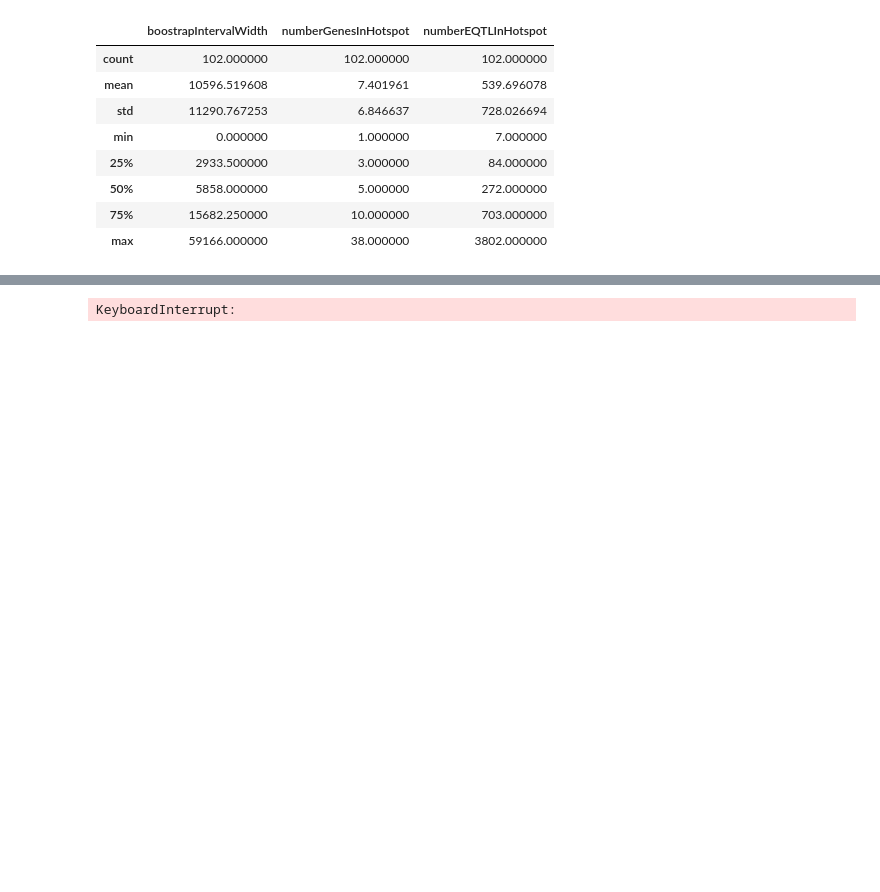
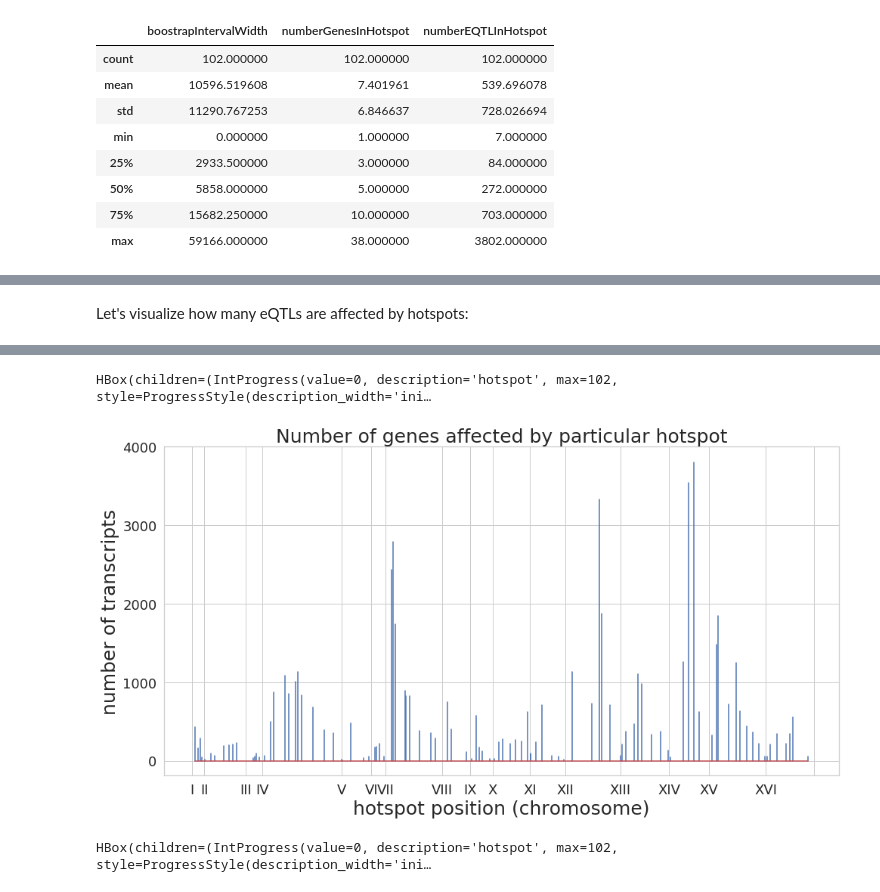
Before and after one commit to ivanov-v-v/PPINs-QTLs-Joint-Analysis, a Jupyter notebook: notebooks/hotspot_analysis.ipynb, the cells around one changed output, grey strips where cells are left out. Drawn from its saved outputs; the diff is of its cells as text; code cells hidden in the pictures; blank space fills up the shorter version.

```diff
--- a/notebooks/hotspot_analysis.ipynb
+++ b/notebooks/hotspot_analysis.ipynb
@@ -314 +321,3 @@ qtls_df["eQTLs_2018"]["A&B"].tail()
+# %% [markdown]
+Let's visualize how many eQTLs are affected by hotspots:
 # %%
@@ -321,33 +331,27 @@ def marker_to_coord(marker):
 qtls_df["eQTLs_2018"]["A&B"]["CI.lpos"] = qtls_df["eQTLs_2018"]["A&B"]["CI.l"].apply(marker_to_coord)
 qtls_df["eQTLs_2018"]["A&B"]["CI.rpos"] = qtls_df["eQTLs_2018"]["A&B"]["CI.r"].apply(marker_to_coord)
 # %%
-simulation_results = []
+# plot the distribution of the number of genes affected by hotspots
 interactome = "physical"
 df = qtls_df["eQTLs_2018"]["A&B"]
 pts = []
+
 for l, r in tqdm_notebook(hotspot_intervals, "hotspot"):
     hotspot_qtls_df = df[df["CI.rpos"].apply(lambda x: min(x, r))
                          - df["CI.lpos"].apply(lambda x: max(x, l)) >= 0]
     if hotspot_qtls_df.shape[0] == 0:
-        simulation_results.append([])
+        simulation_results.append([np.nan, np.nan])
         continue
     pts.append([(l + r) / 2, hotspot_qtls_df.shape[0]])
-    rptest = qtls.RandomizedInteractomeTest(
-        type2interactome["physical"],
-        "physical",
-        hotspot_qtls_df,
-        np.atleast_1d(1.),
-        "data/raw/randomized_interactome_copies/",
-        max_iter=128,
-        n_jobs=1
-    )
-    simulation_results.append(rptest.map_reduce())
-    print(simulation_results.append[-1])
 
 pts = sorted(pts, key=lambda p:p[0])
 pts = np.vstack(pts)
 plt.figure(figsize=(16,8))
-plt.stem(pts[:, 0], pts[:, 1]);
-plt.yticks([0, 1000, 2000, 3000, 4000])
+plt.title("Number of genes affected by particular hotspot", fontsize=25);
+plt.stem(pts[:, 0], pts[:, 1], markerfmt=" ");
+plt.yticks([0, 1000, 2000, 3000, 4000]);
+plt.ylabel("number of transcripts", fontsize=25);
 plt.xticks(chromosome_endpoints, [util.as_roman(n) for n in range(1, 17)]);
+plt.xlabel("hotspot position (chromosome)", fontsize=25);
+plt.tick_params(labelsize=18);
 # %% [output]
@@ -355 +358,24 @@ plt.xticks(chromosome_endpoints, [util.as_roman(n) for n in range(1, 17)]);
-KeyboardInterrupt:
+HBox(children=(IntProgress(value=0, description='hotspot', max=102, style=ProgressStyle(description_width='ini…
+[figure, added]
+# %%
+# run the "randomized interactome test" on each hostpot
+def hotspot_handler(hotspot_interval):
+    l, r = hotspot_interval
+    rptest = qtls.RandomizedInteractomeTest(
+        type2interactome["physical"],
+        "physical",
+        df[df["CI.rpos"].apply(lambda x: min(x, r))
+           - df["CI.lpos"].apply(lambda x: max(x, l)) >= 0],
+        np.atleast_1d(1.),
+        "data/raw/randomized_interactome_copies/",
+        max_iter=1024,
+        n_jobs=1
+    )
+    return rptest.map_reduce()
+
+simulation_results = Parallel(n_jobs=-1)(
+    delayed(hotspot_handler)(interval)
+    for interval in tqdm_notebook(hotspot_intervals, "hotspot")
+)
+# %% [output]
+HBox(children=(IntProgress(value=0, description='hotspot', max=102, style=ProgressStyle(description_width='ini…
```
Also changed, not shown: parts of 30 cells of this notebook.
